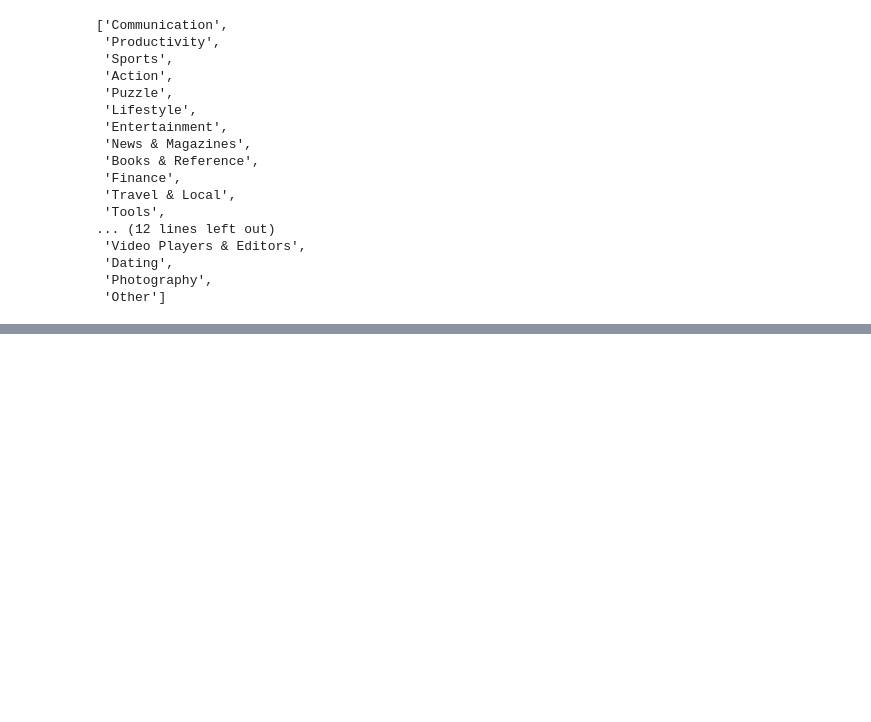
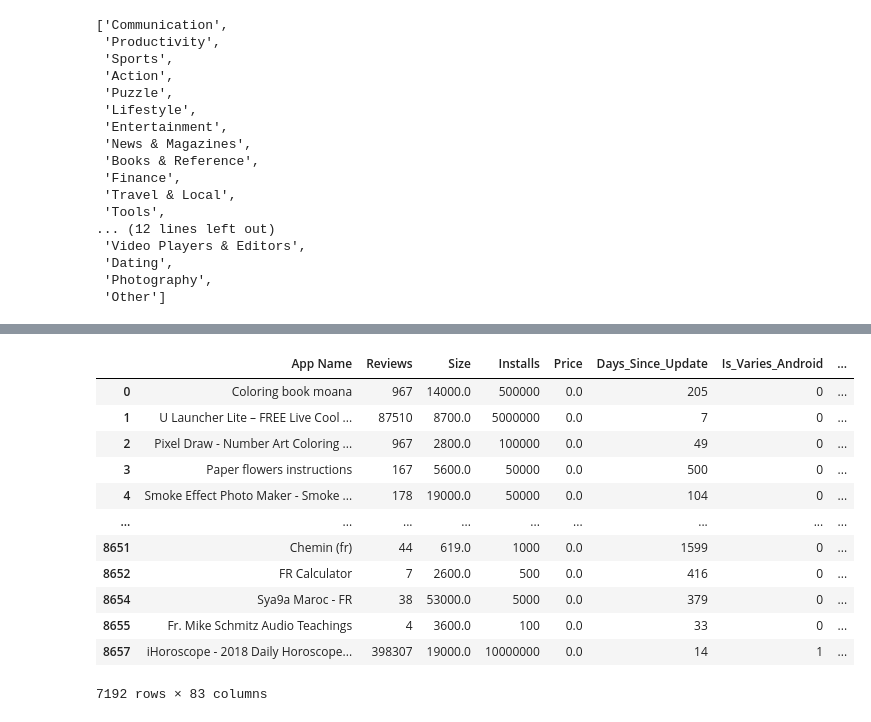
Before and after one commit to tob-git/App-Rating-Competition, a Jupyter notebook: sample.ipynb, the cells around one changed output, grey strips where cells are left out. Drawn from its saved outputs; the diff is of its cells as text; code cells hidden in the pictures; blank space fills up the shorter version.

```diff
--- a/sample.ipynb
+++ b/sample.ipynb
@@ -1373,3 +1430,19 @@ features_balanced3    = numeric_raw + category_onehot + content_rating_ord + gen
+# %%
+df
+# %% [output]
+|  | App Name | Reviews | Size | Installs | Price | Days_Since_Update | Is_Varies_Android | ... |
+| 0 | Coloring book moana | 967 | 14000.0 | 500000 | 0.0 | 205 | 0 | ... |
+| 1 | U Launcher Lite – FREE Live Cool ... | 87510 | 8700.0 | 5000000 | 0.0 | 7 | 0 | ... |
+| 2 | Pixel Draw - Number Art Coloring ... | 967 | 2800.0 | 100000 | 0.0 | 49 | 0 | ... |
+| 3 | Paper flowers instructions | 167 | 5600.0 | 50000 | 0.0 | 500 | 0 | ... |
+| 4 | Smoke Effect Photo Maker - Smoke ... | 178 | 19000.0 | 50000 | 0.0 | 104 | 0 | ... |
+| ... | ... | ... | ... | ... | ... | ... | ... | ... |
+| 8651 | Chemin (fr) | 44 | 619.0 | 1000 | 0.0 | 1599 | 0 | ... |
+| 8652 | FR Calculator | 7 | 2600.0 | 500 | 0.0 | 416 | 0 | ... |
+| 8654 | Sya9a Maroc - FR | 38 | 53000.0 | 5000 | 0.0 | 379 | 0 | ... |
+| 8655 | Fr. Mike Schmitz Audio Teachings | 4 | 3600.0 | 100 | 0.0 | 33 | 0 | ... |
+| 8657 | iHoroscope - 2018 Daily Horoscope... | 398307 | 19000.0 | 10000000 | 0.0 | 14 | 1 | ... |
+7192 rows × 83 columns
 # %%
 feature_sets = {
     #'num_raw'       : features_num_raw,
```
Also changed, not shown: parts of 22 cells of this notebook, 1 other file.
